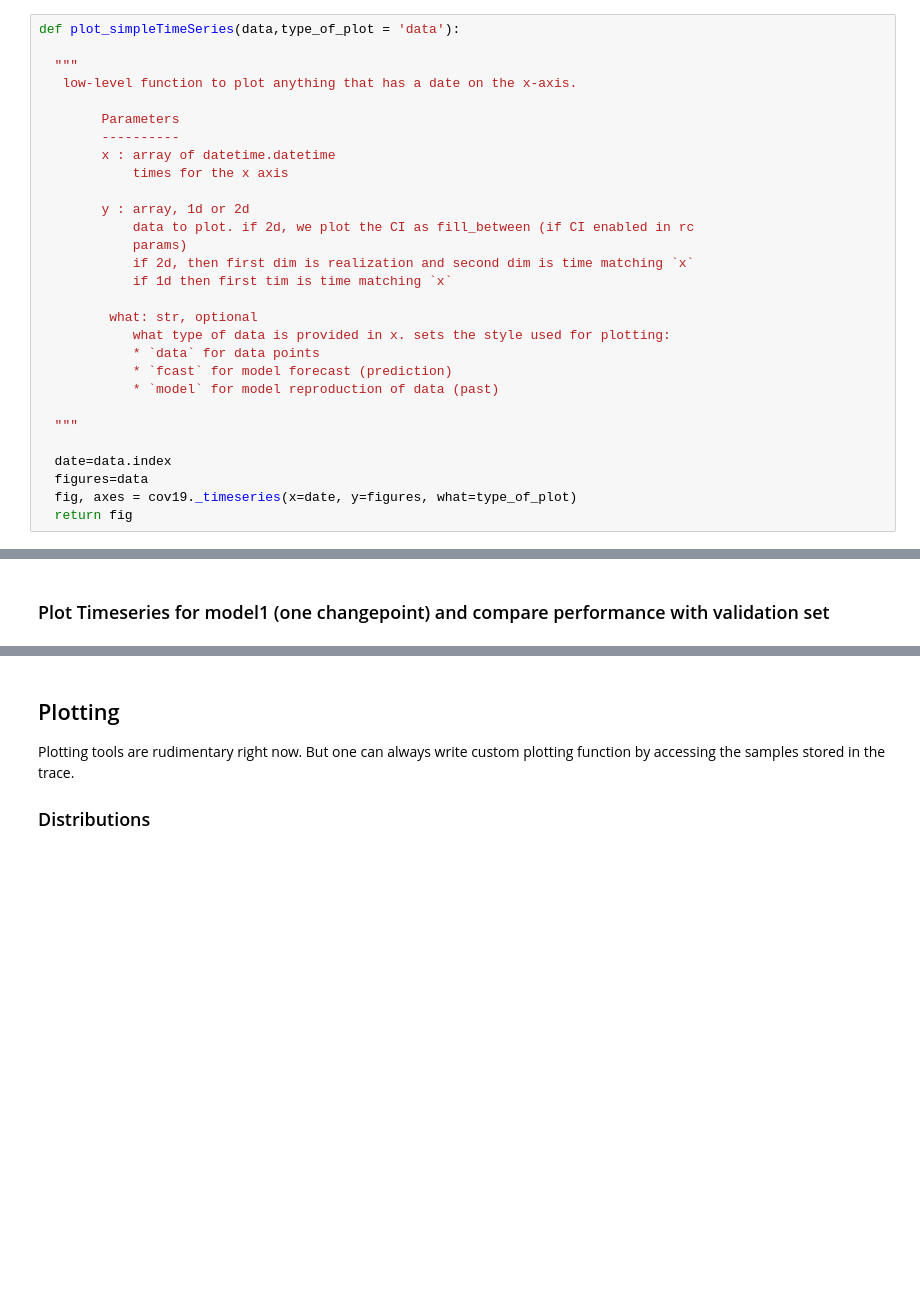
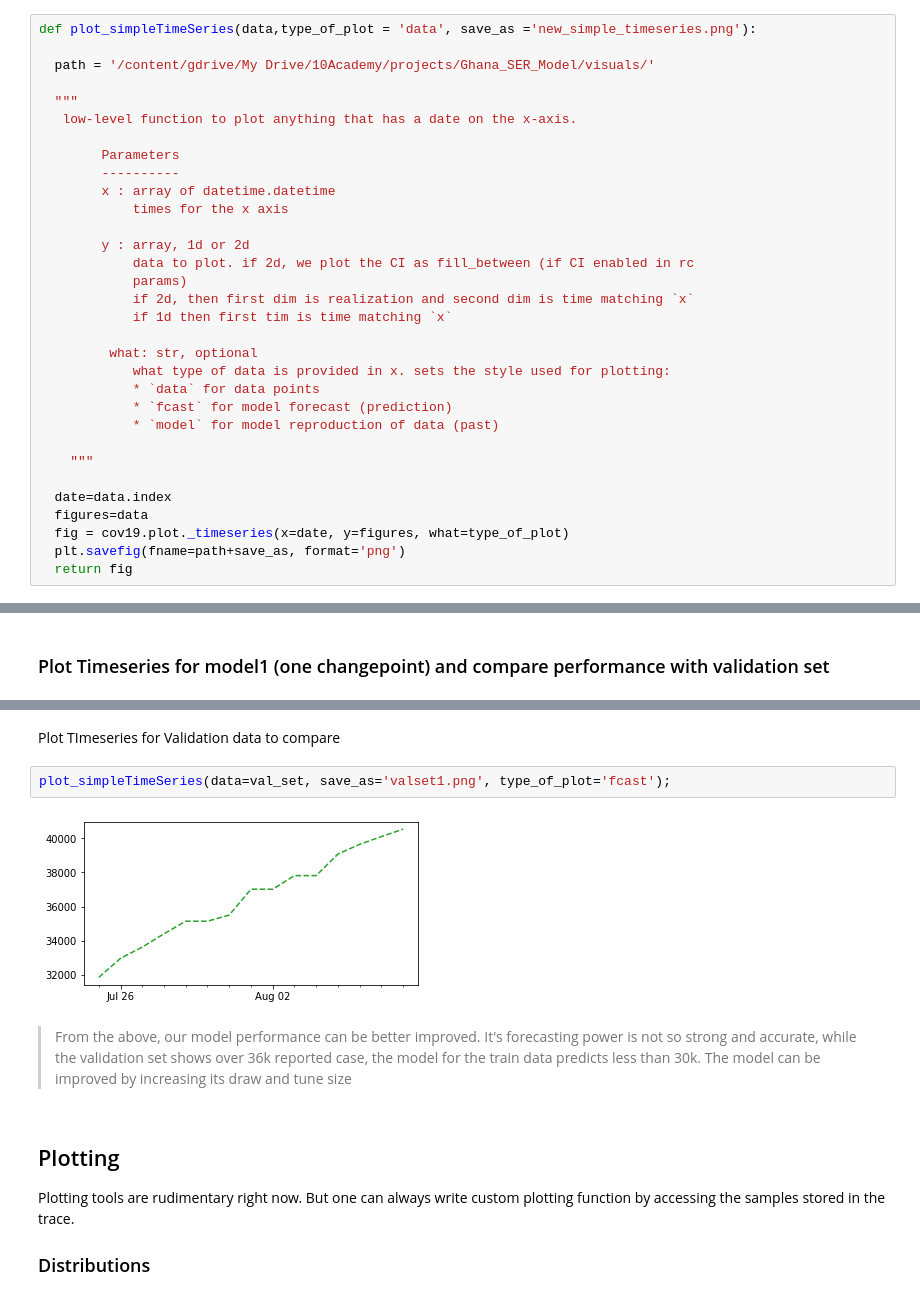
Before and after one commit to Patrick5455/Change-Point-Analysis-of-Covid19-Bayesian-Inference-SIR-SEIR-Modelling, a Jupyter notebook: dependencies/covid19_inference-master/scripts/interactive/example_one_bundesland.ipynb, the cells around one changed output, grey strips where cells are left out. Saved outputs shown, nothing was run; the diff lists cells and outputs as text; blank space fills up the shorter version.

```diff
--- a/dependencies/covid19_inference-master/scripts/interactive/example_one_bundesland.ipynb
+++ b/dependencies/covid19_inference-master/scripts/interactive/example_one_bundesland.ipynb
@@ -118,7 +151,9 @@ def plot_timeseries(model, model_trace, start=None, end=None,
 # %% [markdown]
 #### Plot simple timeseries
 # %%
-def plot_simpleTimeSeries(data,type_of_plot = 'data'):
+def plot_simpleTimeSeries(data,type_of_plot = 'data', save_as ='new_simple_timeseries.png'):
+
+  path = '/content/gdrive/My Drive/10Academy/projects/Ghana_SER_Model/visuals/'
 
   """
    low-level function to plot anything that has a date on the x-axis.
@@ -140,11 +175,12 @@ def plot_simpleTimeSeries(data,type_of_plot = 'data'):
             * `fcast` for model forecast (prediction)
             * `model` for model reproduction of data (past)
 
-  """
+    """
 
   date=data.index
   figures=data
-  fig, axes = cov19._timeseries(x=date, y=figures, what=type_of_plot)
+  fig = cov19.plot._timeseries(x=date, y=figures, what=type_of_plot)
+  plt.savefig(fname=path+save_as, format='png')
   return fig
 # %% [markdown]
 #### Plot Posterior Parameters
@@ -617,3 +657,13 @@ KeyError: ignored
+# %% [markdown]
+Plot TImeseries for Validation data to compare
+# %%
+plot_simpleTimeSeries(data=val_set, save_as='valset1.png', type_of_plot='fcast');
+# %% [output]
+[figure, added]
+# %% [markdown]
+> From the above, our model performance can be better improved.
+> It's forecasting power is not so strong and accurate, while the validation set shows over 36k reported case, the model for the train data predicts less than 30k.
+> The model can be improved by increasing its draw and tune size
 # %% [markdown]
 
 ## Plotting
```
Also changed, not shown: parts of 25 cells of this notebook.
